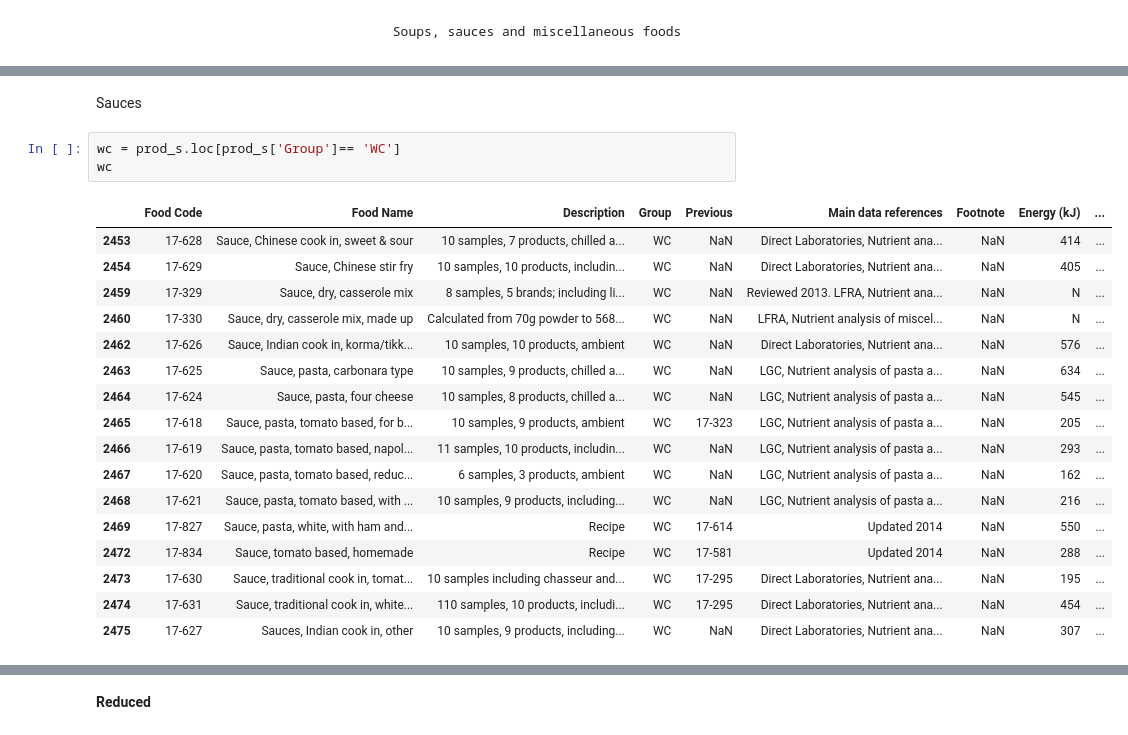
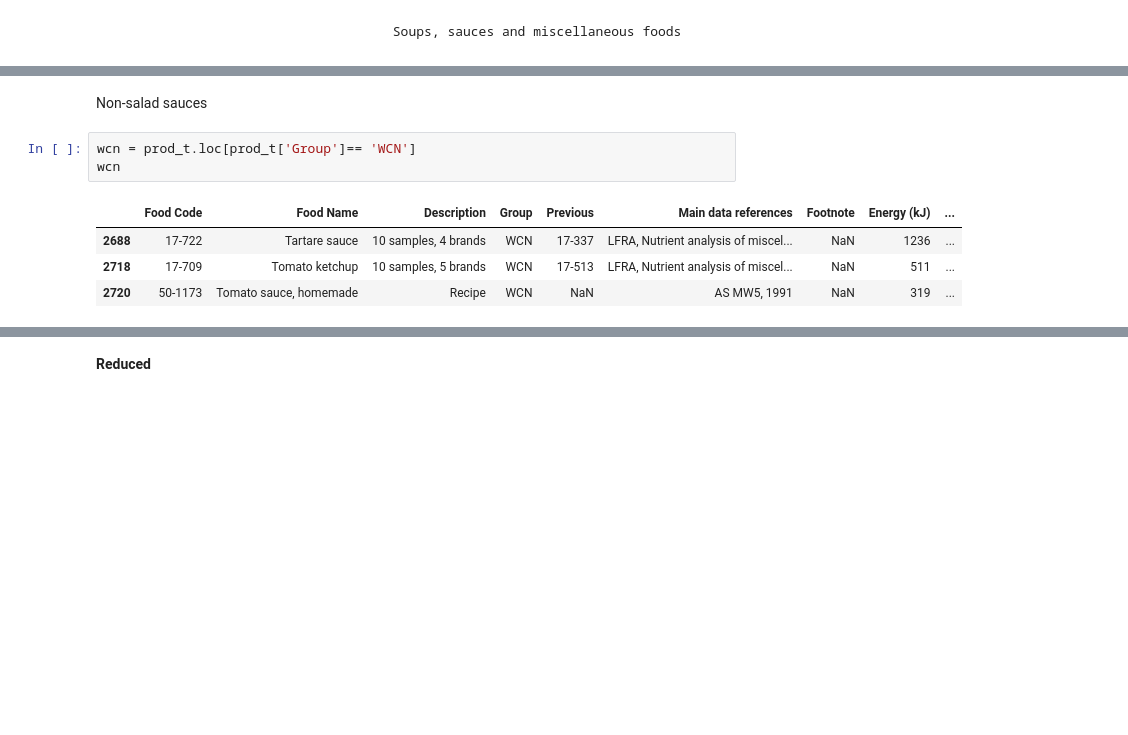
Before and after one commit to elliotkarikari/Product_Weight_Project, a Jupyter notebook: Jupter_notebooks/Reduction, Products that start with T.ipynb, the cells around one changed output, grey strips where cells are left out. Saved outputs shown, nothing was run; the diff lists cells and outputs as text; blank space fills up the shorter version.

```diff
--- a/Jupter_notebooks/Reduction, Products that start with T.ipynb
+++ b/Jupter_notebooks/Reduction, Products that start with T.ipynb
@@ -927,24 +652,11 @@ See the caveats in the documentation: https://pandas.pydata.org/pandas-docs/stab
 # %% [markdown]
-Sauces
+Non-salad sauces
 # %%
-wc = prod_s.loc[prod_s['Group']== 'WC']
-wc
+wcn = prod_t.loc[prod_t['Group']== 'WCN']
+wcn
 # %% [output]
 |  | Food Code | Food Name | Description | Group | Previous | Main data references | Footnote | Energy (kJ) | ... |
-| 2453 | 17-628 | Sauce, Chinese cook in, sweet & sour | 10 samples, 7 products, chilled a... | WC | NaN | Direct Laboratories, Nutrient ana... | NaN | 414 | ... |
-| 2454 | 17-629 | Sauce, Chinese stir fry | 10 samples, 10 products, includin... | WC | NaN | Direct Laboratories, Nutrient ana... | NaN | 405 | ... |
-| 2459 | 17-329 | Sauce, dry, casserole mix | 8 samples, 5 brands; including li... | WC | NaN | Reviewed 2013. LFRA, Nutrient ana... | NaN | N | ... |
-| 2460 | 17-330 | Sauce, dry, casserole mix, made up | Calculated from 70g powder to 568... | WC | NaN | LFRA, Nutrient analysis of miscel... | NaN | N | ... |
-| 2462 | 17-626 | Sauce, Indian cook in, korma/tikk... | 10 samples, 10 products, ambient | WC | NaN | Direct Laboratories, Nutrient ana... | NaN | 576 | ... |
-| 2463 | 17-625 | Sauce, pasta, carbonara type | 10 samples, 9 products, chilled a... | WC | NaN | LGC, Nutrient analysis of pasta a... | NaN | 634 | ... |
-| 2464 | 17-624 | Sauce, pasta, four cheese | 10 samples, 8 products, chilled a... | WC | NaN | LGC, Nutrient analysis of pasta a... | NaN | 545 | ... |
-| 2465 | 17-618 | Sauce, pasta, tomato based, for b... | 10 samples, 9 products, ambient | WC | 17-323 | LGC, Nutrient analysis of pasta a... | NaN | 205 | ... |
-| 2466 | 17-619 | Sauce, pasta, tomato based, napol... | 11 samples, 10 products, includin... | WC | NaN | LGC, Nutrient analysis of pasta a... | NaN | 293 | ... |
-| 2467 | 17-620 | Sauce, pasta, tomato based, reduc... | 6 samples, 3 products, ambient | WC | NaN | LGC, Nutrient analysis of pasta a... | NaN | 162 | ... |
-| 2468 | 17-621 | Sauce, pasta, tomato based, with ... | 10 samples, 9 products, including... | WC | NaN | LGC, Nutrient analysis of pasta a... | NaN | 216 | ... |
-| 2469 | 17-827 | Sauce, pasta, white, with ham and... | Recipe | WC | 17-614 | Updated 2014 | NaN | 550 | ... |
-| 2472 | 17-834 | Sauce, tomato based, homemade | Recipe | WC | 17-581 | Updated 2014 | NaN | 288 | ... |
-| 2473 | 17-630 | Sauce, traditional cook in, tomat... | 10 samples including chasseur and... | WC | 17-295 | Direct Laboratories, Nutrient ana... | NaN | 195 | ... |
-| 2474 | 17-631 | Sauce, traditional cook in, white... | 110 samples, 10 products, includi... | WC | 17-295 | Direct Laboratories, Nutrient ana... | NaN | 454 | ... |
-| 2475 | 17-627 | Sauces, Indian cook in, other | 10 samples, 9 products, including... | WC | NaN | Direct Laboratories, Nutrient ana... | NaN | 307 | ... |
+| 2688 | 17-722 | Tartare sauce | 10 samples, 4 brands | WCN | 17-337 | LFRA, Nutrient analysis of miscel... | NaN | 1236 | ... |
+| 2718 | 17-709 | Tomato ketchup | 10 samples, 5 brands | WCN | 17-513 | LFRA, Nutrient analysis of miscel... | NaN | 511 | ... |
+| 2720 | 50-1173 | Tomato sauce, homemade | Recipe | WCN | NaN | AS MW5, 1991 | NaN | 319 | ... |
 # %%
```
Also changed, not shown: parts of 212 cells of this notebook.
